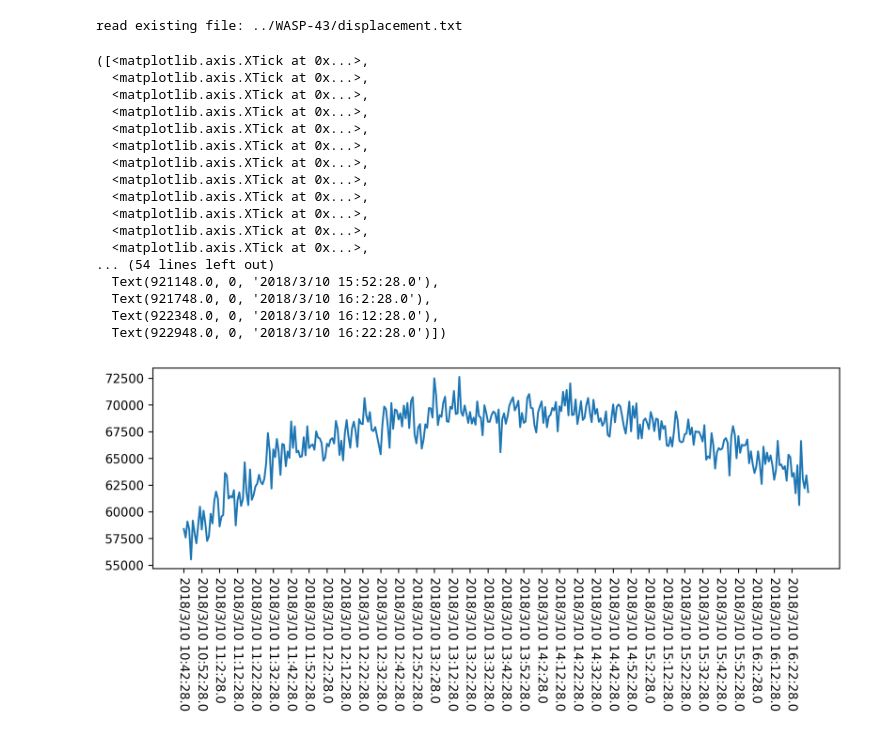
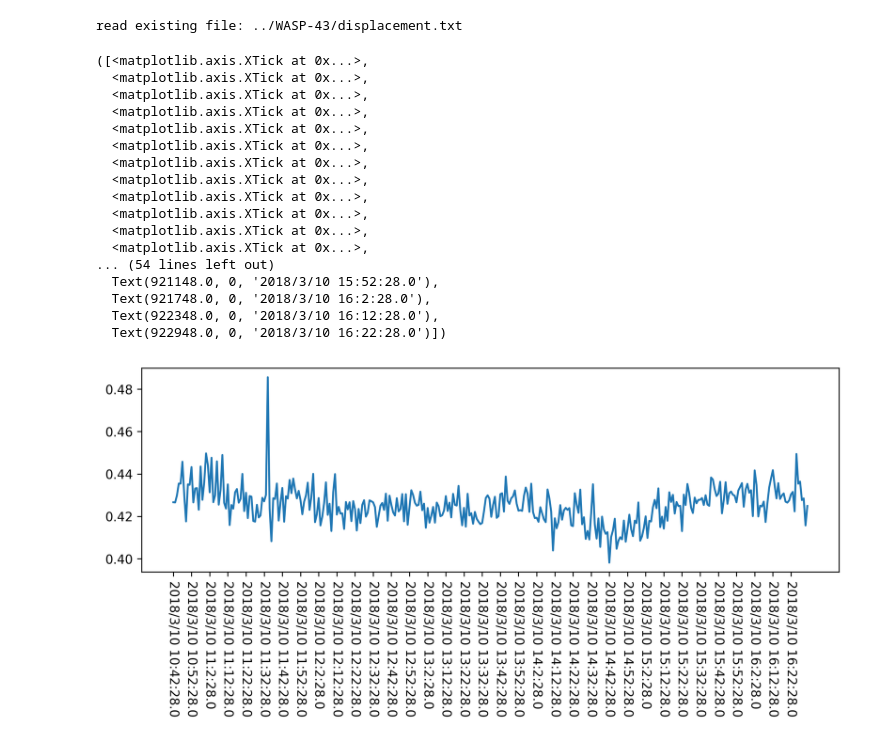
Before and after one commit to ShinInoue-galaxy/PlanetTransit_LightCurveWriter_1.0, a Jupyter notebook: LightCurve.ipynb, the cells around one changed output. Cells and saved outputs as stored; diff of their text form; code cells hidden in the pictures.

```diff
--- a/LightCurve.ipynb
+++ b/LightCurve.ipynb
@@ -29,6 +31,7 @@ def photometry(image, x_g, y_g, radius):
 #開く
 PATH, output_name = IR.set_PATH_name(input_list, output_file='dummy', type = 'light')
 images, hdrs = IR.open_fits_multi(input_list, PATH)
+images = LCF.sky_offset(images, hdrs)
 # %%
 #画像のずれを計算
 displacements = LCF.calc_read_displacements(images, displacement_file)
@@ -63,26 +66,26 @@ for j in range(len(circles)):
 # %%
 x_ref = np.linspace(0,100,len(flux_target))
 fig=plt.figure(figsize=(10,3),dpi = 300)
 fig.patch.set_facecolor('white')
-#plt.plot(date_seconds, np.array(flux_target)/np.array(flux_references[1]))
-plt.plot(date_seconds, np.array(flux_references[0]))
+plt.plot(date_seconds, np.array(flux_target)/np.array(flux_references[1]))
+#plt.plot(date_seconds, np.array(flux_target))
 plt.xticks(date_seconds[0:len(date_seconds):10], label[0:len(date_seconds):10],rotation = -90)
 # %% [output]
 ([<matplotlib.axis.XTick at 0x...>,
   <matplotlib.axis.XTick at 0x...>,
   <matplotlib.axis.XTick at 0x...>,
   <matplotlib.axis.XTick at 0x...>,
   <matplotlib.axis.XTick at 0x...>,
   <matplotlib.axis.XTick at 0x...>,
   <matplotlib.axis.XTick at 0x...>,
   <matplotlib.axis.XTick at 0x...>,
   <matplotlib.axis.XTick at 0x...>,
   <matplotlib.axis.XTick at 0x...>,
   <matplotlib.axis.XTick at 0x...>,
   <matplotlib.axis.XTick at 0x...>,
 ... (54 lines left out)
   Text(921148.0, 0, '2018/3/10 15:52:28.0'),
   Text(921748.0, 0, '2018/3/10 16:2:28.0'),
   Text(922348.0, 0, '2018/3/10 16:12:28.0'),
   Text(922948.0, 0, '2018/3/10 16:22:28.0')])
-[figure, old version]
+[figure, new version]
```
Also changed, not shown: parts of 1 cell of this notebook, 5 other files.
